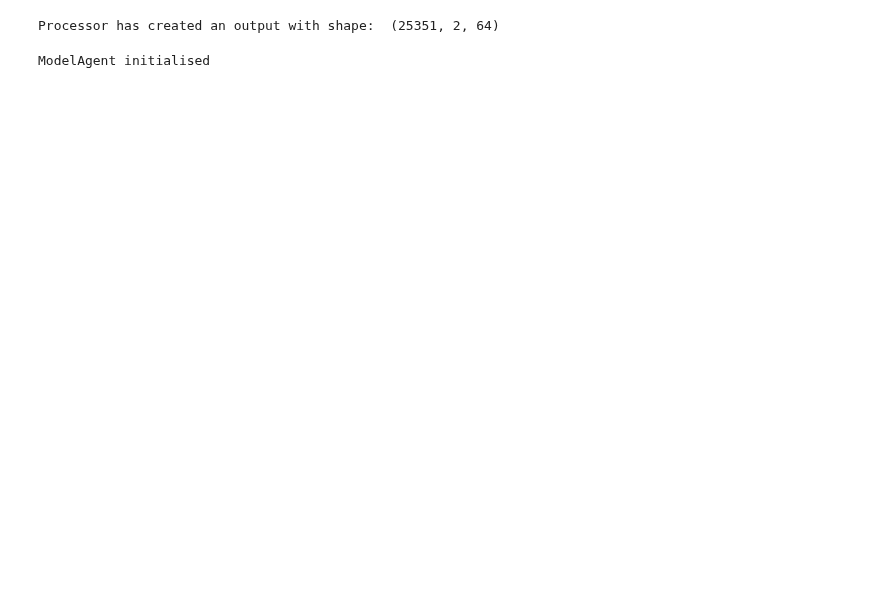
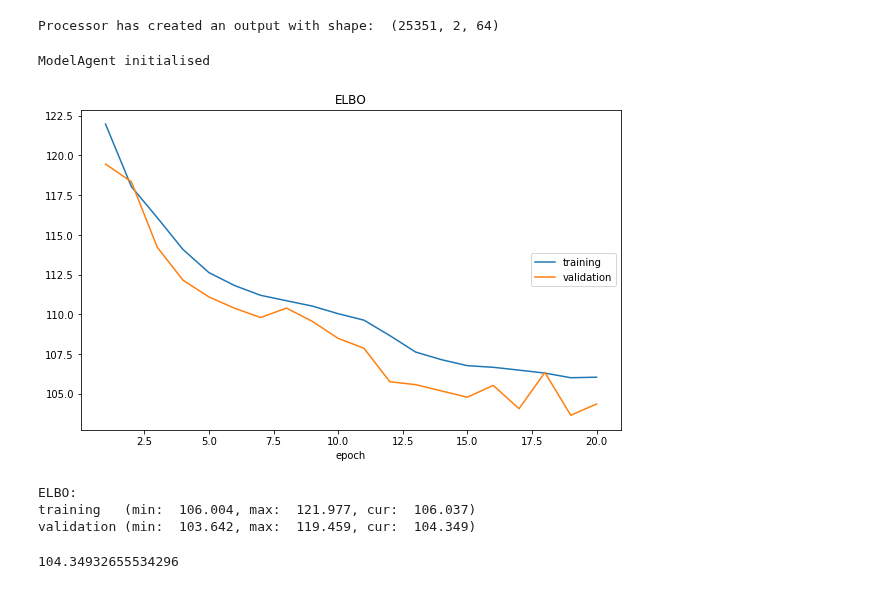
Before and after one commit to msc-acse/acse-9-independent-research-project-coush001, a Jupyter notebook: Optimise vae channels.ipynb, the cells around one changed output. Cells and saved outputs as stored; diff of their text form; code cells hidden in the pictures; blank space fills up the shorter version.

```diff
--- a/Optimise vae channels.ipynb
+++ b/Optimise vae channels.ipynb
@@ -643,3 +643,12 @@ Processor has created an output with shape:  (25351, 2, 64)
 vae = VaeModel(input1)
 # %% [output]
 ModelAgent initialised
+# %%
+#small
+vae.reduce(epochs=20, hidden_size=8, lr=0.01, plot_loss=True)
+# %% [output]
+[figure, added]
+ELBO:
+training   (min:  106.004, max:  121.977, cur:  106.037)
+validation (min:  103.642, max:  119.459, cur:  104.349)
+104.34932655534296
```
Also changed, not shown: parts of 4 cells of this notebook, 4 other files.
